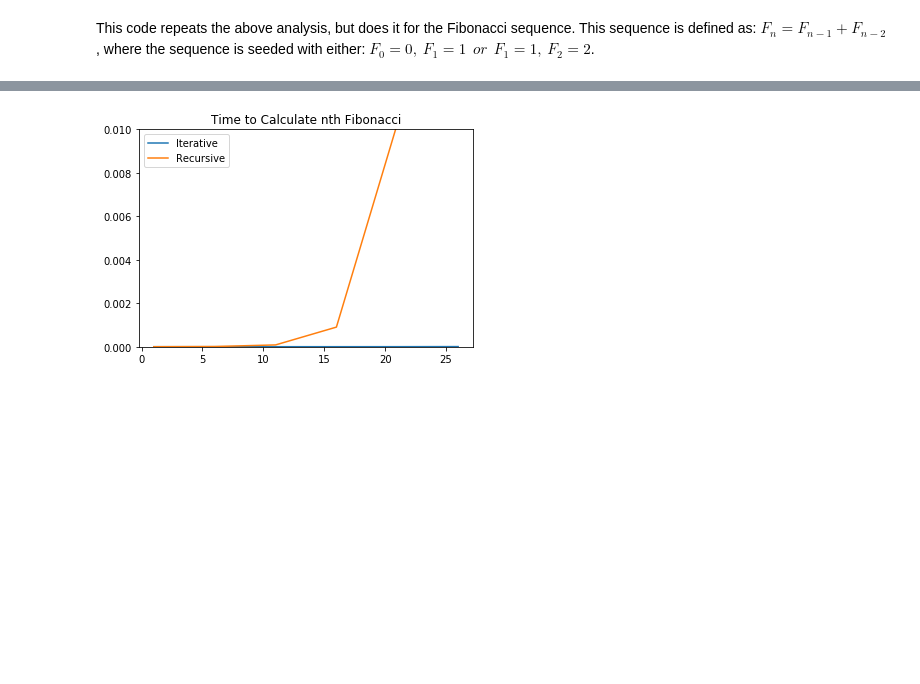
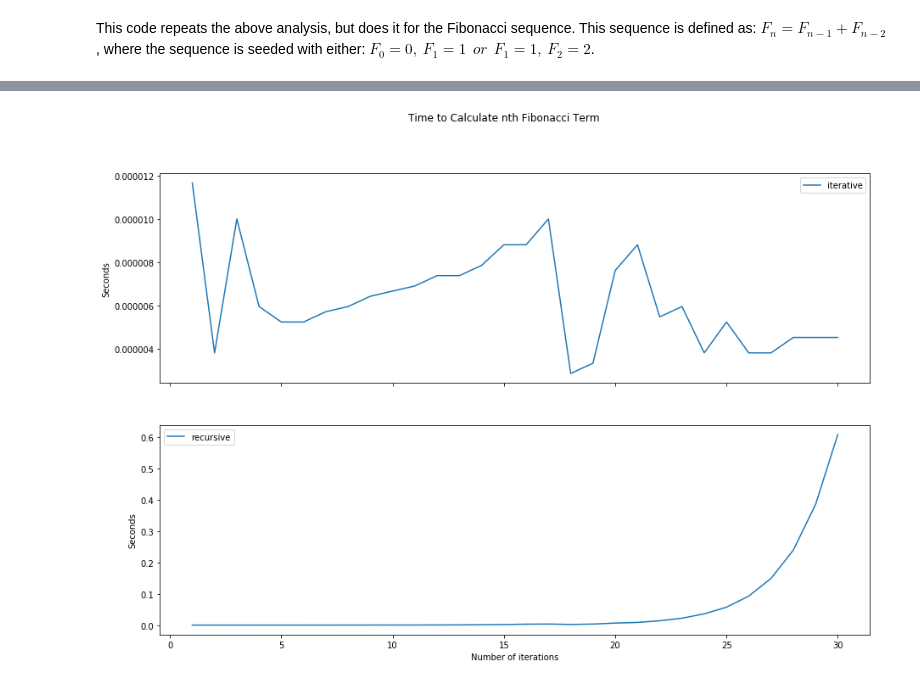
Before and after one commit to mlittle777/K2_Recursion, a Jupyter notebook: notebooks/Project 1 - Algorithms.ipynb, the cells around one changed output, grey strips where cells are left out. Drawn from its saved outputs; the diff is of its cells as text; code cells hidden in the pictures; blank space fills up the shorter version.

Commit message:
last commit with final edits and cleanup

```diff
--- a/notebooks/Project 1 - Algorithms.ipynb
+++ b/notebooks/Project 1 - Algorithms.ipynb
@@ -130,10 +130,8 @@ import matplotlib.pyplot as plt
 %matplotlib inline
 
 # comparision of the time required for each Fibonacci algorithm to run
-# original definition historicallly starts with 1, 1, but more modern usage starts with 0, 1, default is 0, 1
-# start == 0 uses 0, 1; start == 1 uses 1, 1
-
-def fibonacci_start(n):
+# original Fibonacci definition historicallly starts with 1, 1, but more modern usage starts with 0, 1
+def fibonacci_start(n, start):
     modern_start = [0, 1]
     historical_start = [1, 1]
     if start == 0:
@@ -141,60 +139,57 @@ def fibonacci_start(n):
     elif start == 1:
         return historical_start[n - 1]
 
-def iterative_fibonacci(n):
+# function for calculating nth Fibonacci term iteratively
+def iterative_fibonacci(n, start):
     if n < 3:
-        return fibonacci_start(n)
+        return fibonacci_start(n, start)
     else:
-        last = 1
-        previous = start
+        last_term = 1
+        previous_term = start
         for i in range(3, n+1):
-            next = last + previous
-            previous = last
-            last = next
-        return next
+            next_term = last_term + previous_term
+            previous_term = last_term
+            last_term = next_term
+        return last_term
 
-def recursive_fibonacci(n):
+# function for calculating nth Fibonacci term recursively
+def recursive_fibonacci(n, start):
     if n < 3:
-        return fibonacci_start(n)
+        return fibonacci_start(n, start)
     else:
-        return recursive_fibonacci(n-1) + recursive_fibonacci(n-2)
+        return recursive_fibonacci(n-1, start) + recursive_fibonacci(n-2, start)
 
-def fibonacci_compare(n):
-    n_points.append(n) # build list of n for plot
+def fibonacci_compare(n, start, algorithm_type):
+    start_time = time.time()
+    if algorithm_type == 'iterative':
+        iterative_fibonacci(n, start)
+    elif algorithm_type == 'recursive':
+        recursive_fibonacci(n, start)
+    return time.time() - start_time
 
-    start_time_i = time.time() # start timestamp
-    nth_term = iterative_fibonacci(n)   # iterative case
-    delta_t = time.time() - start_time_i  # elapsed time
-    print('iter n: ', n, 'nth_term: ', nth_term)
-    iter.append(delta_t)  # build list of results for plot
-
-    start_time_r = time.time()
-    nth_term = recursive_fibonacci(n)  # recursive case
-    delta_t = time.time() - start_time_r
-    print('recur n:', n, 'nth_term:', nth_term)
-    recur.append(delta_t)  # build list of results for plot
+# collect the calculation times for two Fibonacci algorithm types
+algorithm_types = ['iterative', 'recursive']
+time_dict = {k: [] for k in algorithm_types}
+n_points = list(range(1, 31, 1))
 
 start = -1
 while (start + 1 != 1) and (start + 1 != 2):
     start = int(input("Do you want to start the series with 0 or 1? "))
 
-# empty lists to collect data for plotting
-n_points = []
-iter = []
-recur = []
+for n in n_points:
+    for algorithm_type in algorithm_types:
+        time_elapsed = fibonacci_compare(n, start, algorithm_type)
+        time_dict[algorithm_type].append(time_elapsed)
 
-print('mod ', 0, 1, 1, 2, 3, 5)
-print('hist', 1, 1, 2, 3, 5, 8)
-0
+f, axes = plt.subplots(2, sharex=True, figsize=(15,10))
+for k, v in time_dict.items():
+    axis_index = algorithm_types.index(k)
+    axes[axis_index].plot(n_points, v, label=k)
+    axes[axis_index].set_ylabel('Seconds')
+    axes[axis_index].legend()
 
-for n in range(1, 31, 5):
-    fibonacci_compare(n)
-
-plt.plot(n_points, iter, label="Iterative")
-plt.plot(n_points, recur, label="Recursive")
-plt.ylim(ymin=0, ymax=0.01)
-plt.legend()
-plt.title("Time to Calculate nth Fibonacci")
+axes[1].set_xlabel('Number of iterations')
+f.suptitle('Time to Calculate nth Fibonacci Term')
 plt.show();
 # %% [output]
 Do you want to start the series with 0 or 1? 0
@@ -215 +196 @@ recur n: 26 nth_term: 75025
-[figure, old version]
+[figure, new version]
```
Also changed, not shown: parts of 2 cells of this notebook, 6 other files.
